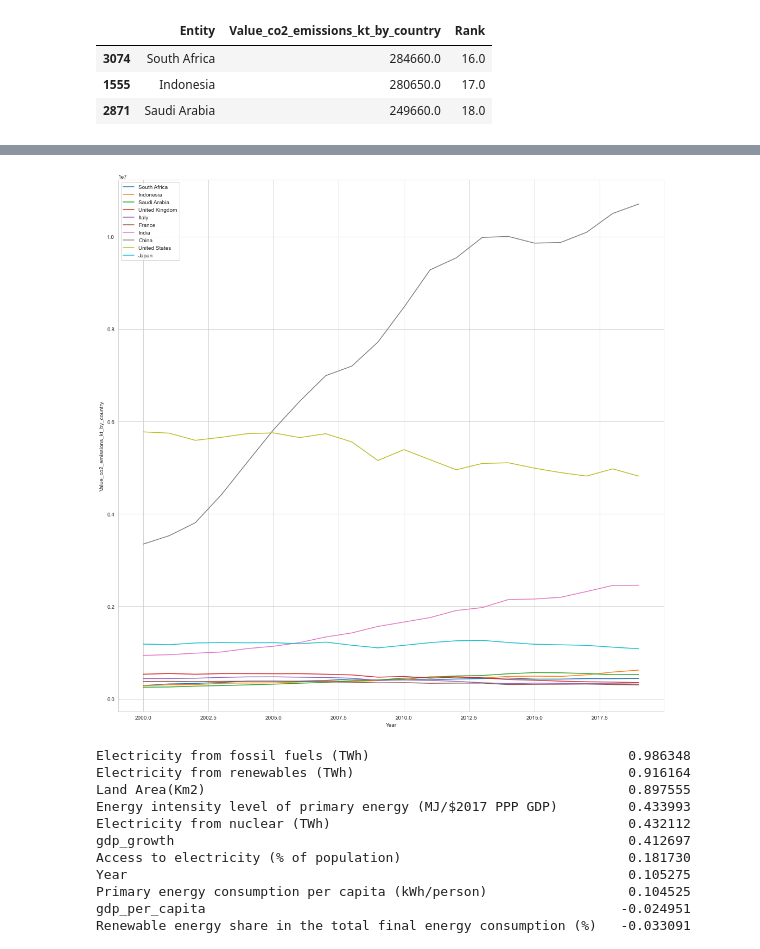
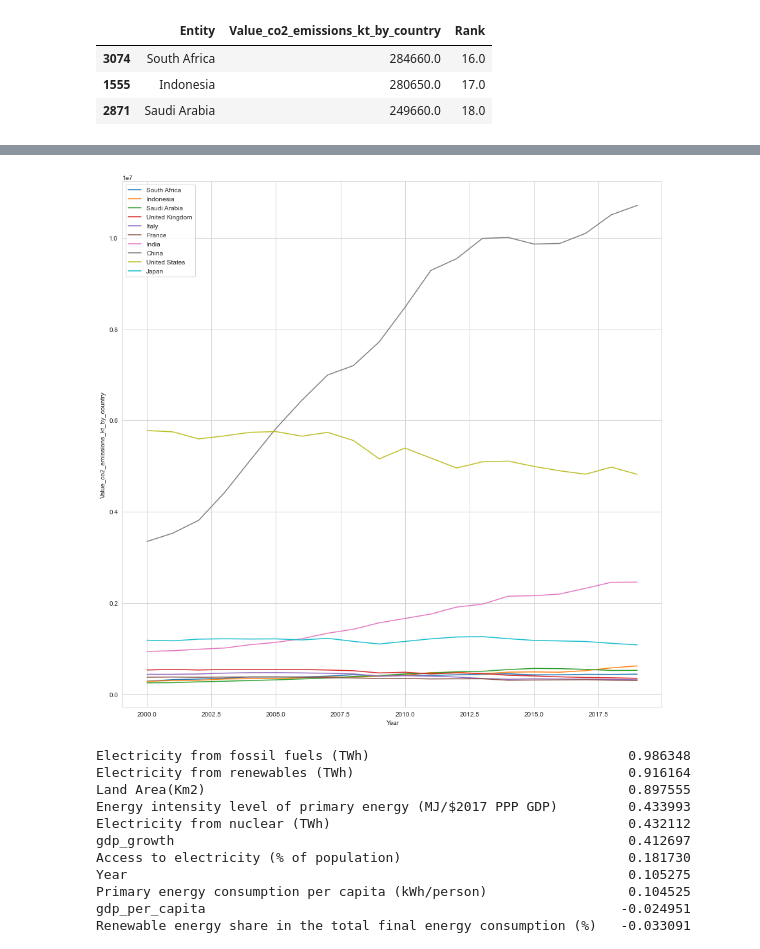
Before and after one commit to gauravjoshijo/CO2_Emission_Contribution_Model, a Jupyter notebook: Stage2_Part_1_CO2 Emission Prediction.ipynb, the cells around one changed output, grey strips where cells are left out. Cells and saved outputs as stored; diff of their text form; code cells hidden in the pictures.

```diff
--- a/Stage2_Part_1_CO2 Emission Prediction.ipynb
+++ b/Stage2_Part_1_CO2 Emission Prediction.ipynb
@@ -134,13 +142,16 @@ nations= df[df['Entity'].isin(nation_filter)]
 # %%
 #for i in nation_filter:
    # plt.figure(figsize=(5,5))
    # sns.lineplot(x= 'Year',y='Value_co2_emissions_kt_by_country',data=nations[nations['Entity']== i])
    # plt.xlabel("{}--Year".format(i))
-plt.figure(figsize=(18,18))
+
+
+# CO2 emission trendline for nations dataframe.
+plt.figure(figsize=(15,15))
 for i in nation_filter:
     sns.lineplot(x= 'Year',y='Value_co2_emissions_kt_by_country',data=nations[nations['Entity']== i],label=i)
 # %% [output]
-[figure, old version]
+[figure, new version]
 # %%
 # Correlation of Value_co2_emissions_kt_by_country with different features in nations df.
 nations.corr()['Value_co2_emissions_kt_by_country'].sort_values(ascending=False).drop('Value_co2_emissions_kt_by_country')
```
Also changed, not shown: parts of 28 cells of this notebook.
